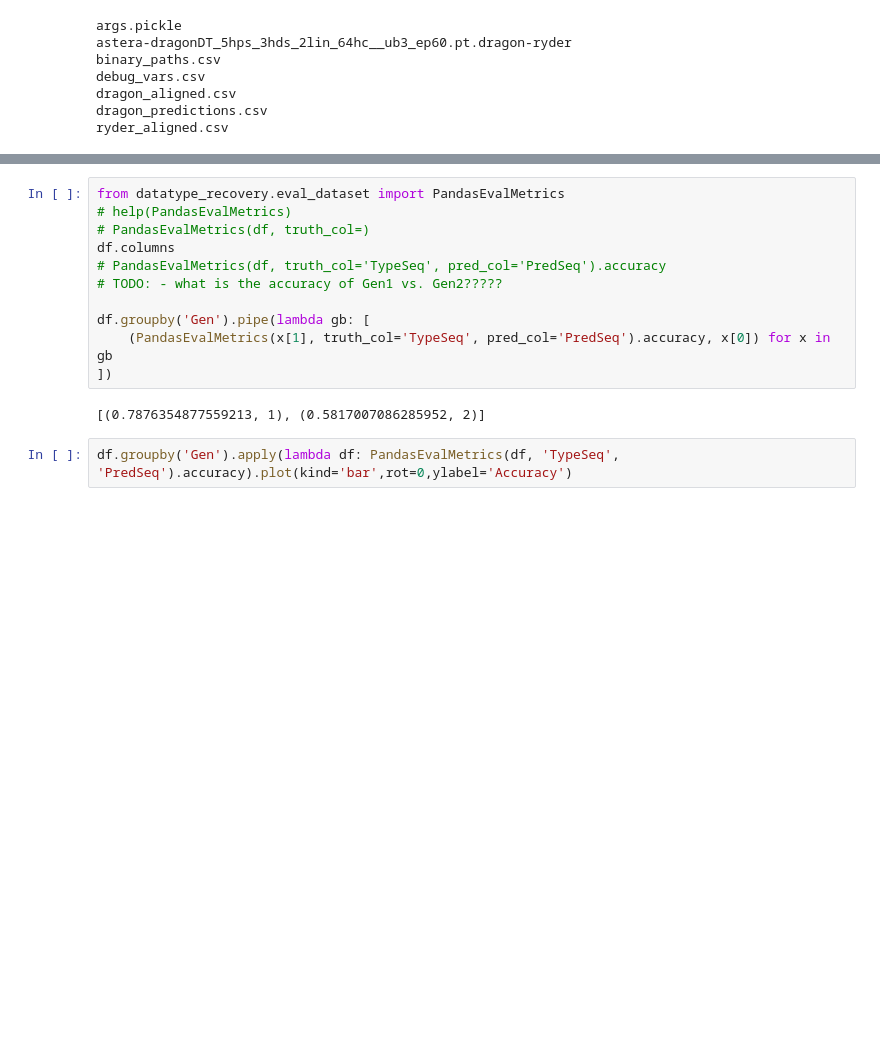
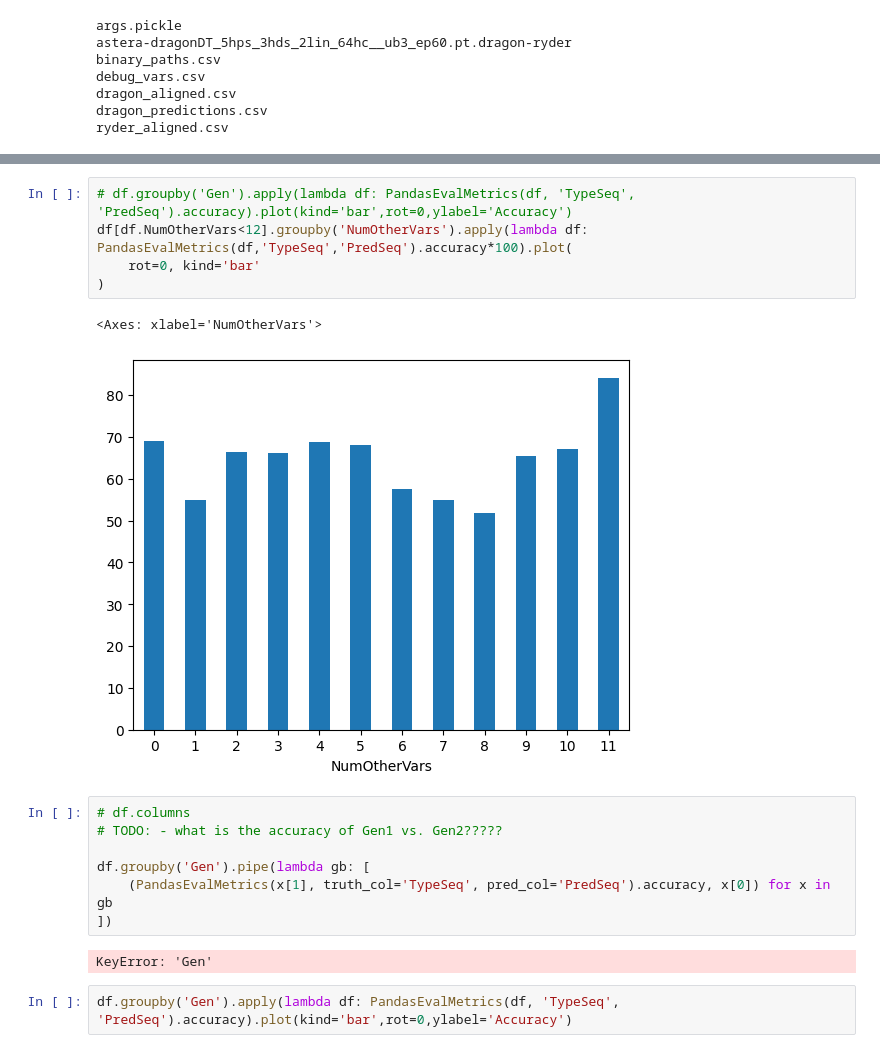
Before and after one commit to lasserre/datatype-recovery-experiments, a Jupyter notebook: notebooks/dragon_results.ipynb, the cells around one changed output, grey strips where cells are left out. Saved outputs shown, nothing was run; the diff lists cells and outputs as text; blank space fills up the shorter version.

```diff
--- a/notebooks/dragon_results.ipynb
+++ b/notebooks/dragon_results.ipynb
@@ -34,16 +69,20 @@ df
+# %%
+# df.groupby('Gen').apply(lambda df: PandasEvalMetrics(df, 'TypeSeq', 'PredSeq').accuracy).plot(kind='bar',rot=0,ylabel='Accuracy')
+df[df.NumOtherVars<12].groupby('NumOtherVars').apply(lambda df: PandasEvalMetrics(df,'TypeSeq','PredSeq').accuracy*100).plot(
+    rot=0, kind='bar'
+)
+# %% [output]
+<Axes: xlabel='NumOtherVars'>
+[figure, added]
 # %%
-from datatype_recovery.eval_dataset import PandasEvalMetrics
-# help(PandasEvalMetrics)
-# PandasEvalMetrics(df, truth_col=)
-df.columns
-# PandasEvalMetrics(df, truth_col='TypeSeq', pred_col='PredSeq').accuracy
+# df.columns
 # TODO: - what is the accuracy of Gen1 vs. Gen2?????
 
 df.groupby('Gen').pipe(lambda gb: [
     (PandasEvalMetrics(x[1], truth_col='TypeSeq', pred_col='PredSeq').accuracy, x[0]) for x in gb
 ])
 # %% [output]
-[(0.7876354877559213, 1), (0.5817007086285952, 2)]
+KeyError: 'Gen'
 # %%
 df.groupby('Gen').apply(lambda df: PandasEvalMetrics(df, 'TypeSeq', 'PredSeq').accuracy).plot(kind='bar',rot=0,ylabel='Accuracy')
 # %% [output]
```
Also changed, not shown: parts of 5 cells of this notebook, 4 other files.
